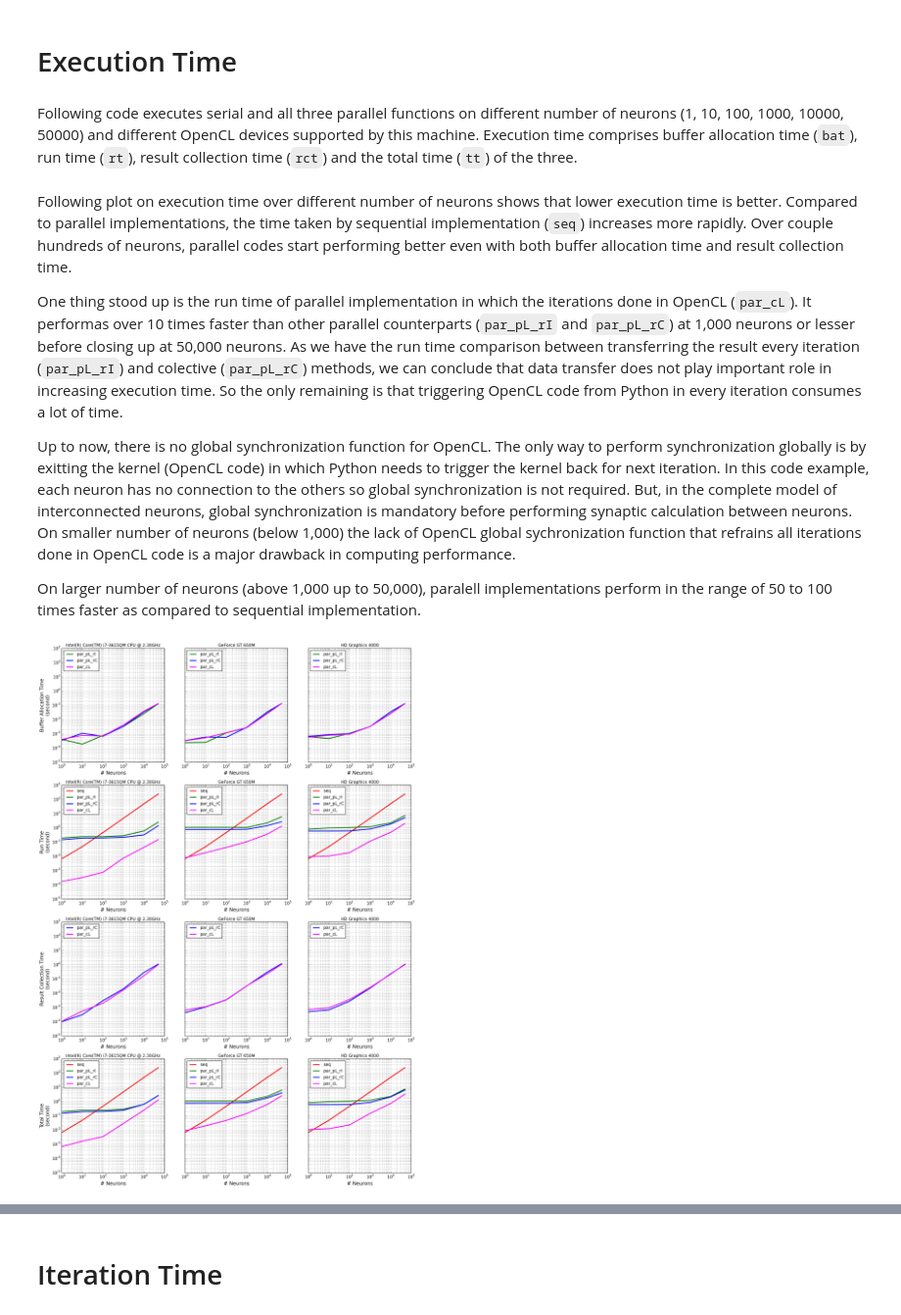
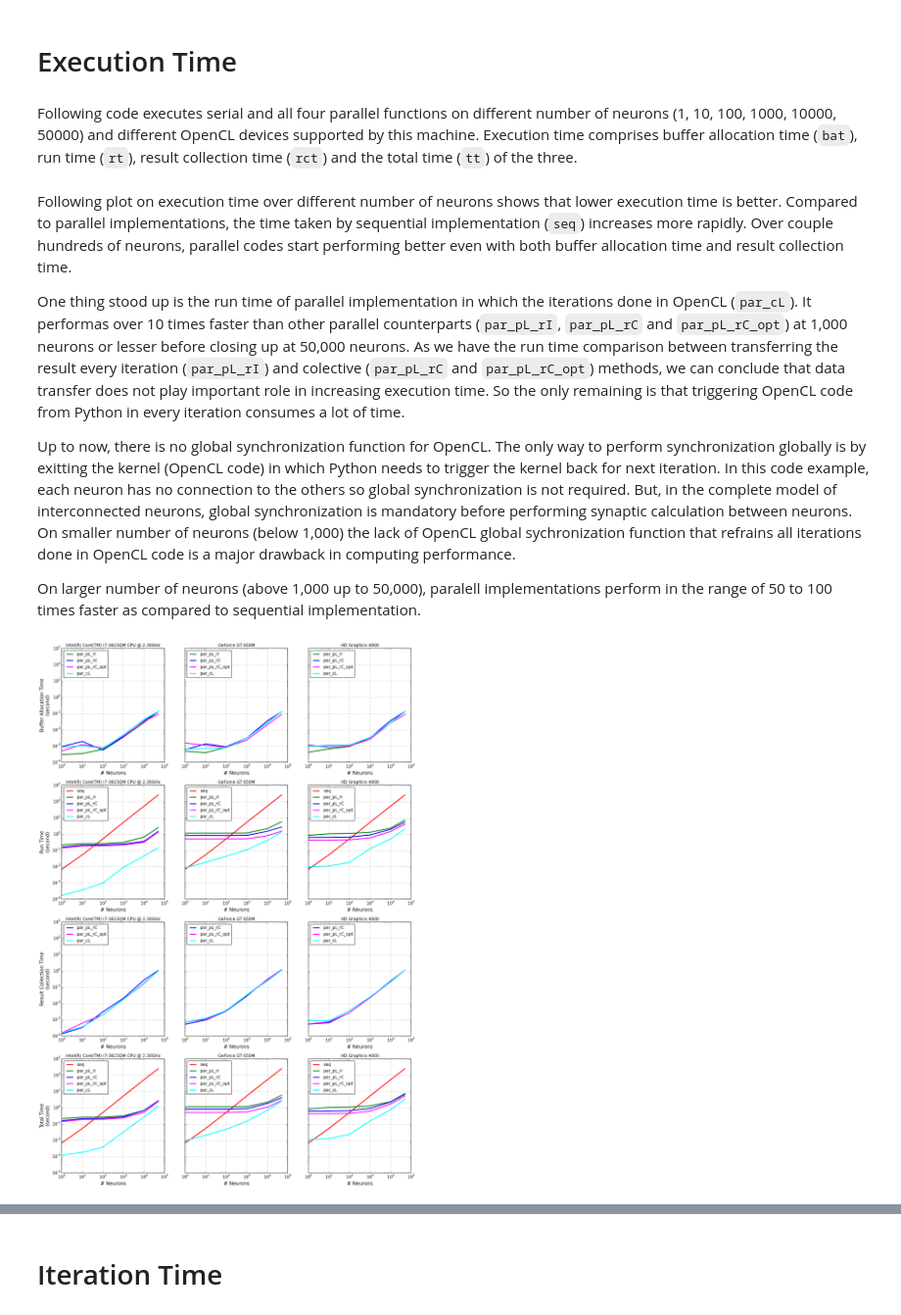
Before and after one commit to ekaakurniawan/3nb, a Jupyter notebook: LifNeuron.ipynb, the cells around one changed output, grey strips where cells are left out. Shown at 98% size. Drawn from its saved outputs; the diff is of its cells as text; code cells hidden in the pictures.

```diff
--- a/LifNeuron.ipynb
+++ b/LifNeuron.ipynb
@@ -462,16 +468,18 @@ os.environ['PYOPENCL_COMPILER_OUTPUT'] = '1'
 The list of all devices support OpenCL.
 # %%
 devices = []
+devices_name = []
 for platform_id, platform in enumerate(cl.get_platforms()):
     print("Platform[%d] Vendor    : %s" % (platform_id, platform.get_info(cl.platform_info.VENDOR)))
     print("Platform[%d] Name      : %s" % (platform_id, platform.get_info(cl.platform_info.NAME)))
     print("Platform[%d] Version   : %s" % (platform_id, platform.get_info(cl.platform_info.VERSION)))
     print("Platform[%d] Device(s) :" % platform_id)
     for device_id, device in enumerate(platform.get_devices()):
+        devices.append(device)
         print(" - Device[%d]          : %s - %s" % (device_id, \
                                                     device.get_info(cl.device_info.VENDOR), \
                                                     device.get_info(cl.device_info.NAME)))
-        devices.append(device.get_info(cl.device_info.NAME))
+        devices_name.append(device.get_info(cl.device_info.NAME))
 # %% [output]
 Platform[0] Vendor    : Apple
 Platform[0] Name      : Apple
@@ -935,7 +1208,9 @@ Parallel function done in Python-OpenCL does time step iteration in OpenCL and c
 # %%
 def run_par_cL(device_id, dt, Iinjects, ttl_neuron, plot = False):
     # Setup OpenCL
-    cl_platform, cl_device, cl_context, cl_queue = cl_setup(platform_id = 0, device_id = device_id)
+    cl_device = devices[device_id]
+    cl_context = cl_set_context(cl_device)
+    cl_queue = cl_set_queue(cl_context, cl_device)
 
     # Create neurons
     input_len = len(Iinjects)
@@ -948,17 +1223,17 @@ def run_par_cL(device_id, dt, Iinjects, ttl_neuron, plot = False):
     tic = time.time()
     mf = cl.mem_flags
     # dt
-    dt_np = np.array([dt], dtype = float32)
+    dt_np = np.array([dt], dtype = np.float32)
     dt_buf = cl.Buffer(cl_context, \
                        mf.READ_ONLY | mf.COPY_HOST_PTR, \
                        hostbuf = dt_np)
     # Iinjects
-    Iinjects_np = np.array(Iinjects, dtype = float32)
+    Iinjects_np = np.array(Iinjects, dtype = np.float32)
     Iinjects_buf = cl.Buffer(cl_context, \
                              mf.READ_ONLY | mf.COPY_HOST_PTR, \
                              hostbuf = Iinjects_np)
     # Input Length
-    input_len_np = np.array([input_len], dtype = int32)
+    input_len_np = np.array([input_len], dtype = np.int32)
     input_len_buf = cl.Buffer(cl_context, \
                               mf.READ_ONLY | mf.COPY_HOST_PTR, \
                               hostbuf = input_len_np)
@@ -978,17 +1253,17 @@ def run_par_cL(device_id, dt, Iinjects, ttl_neuron, plot = False):
         lifNeurons_arr.append(lifNeuron.C2)
         lifNeurons_arr.append(lifNeuron.nStepsInRefr)
         lifNeurons_arr.append(lifNeuron.hasFired)
-    lifNeurons_np = np.array(lifNeurons_arr, dtype = float32)
+    lifNeurons_np = np.array(lifNeurons_arr, dtype = np.float32)
     lifNeurons_buf = cl.Buffer(cl_context, \
                                mf.READ_WRITE | mf.COPY_HOST_PTR, \
                                hostbuf = lifNeurons_np)
     # Vms
-    Vms_np = np.zeros((ttl_neuron, input_len), dtype = float32)
+    Vms_np = np.zeros((ttl_neuron, input_len), dtype = np.float32)
     Vms_buf = cl.Buffer(cl_context, \
                         mf.WRITE_ONLY | mf.COPY_HOST_PTR, \
                         hostbuf = Vms_np)
     # Spikes Collection
-    spikes_coll_np = np.zeros((ttl_neuron, input_len), dtype = int32)
+    spikes_coll_np = np.zeros((ttl_neuron, input_len), dtype = np.int32)
     spikes_coll_buf = cl.Buffer(cl_context, \
                                 mf.WRITE_ONLY | mf.COPY_HOST_PTR, \
                                 hostbuf = spikes_coll_np)
@@ -997,7 +1272,7 @@ def run_par_cL(device_id, dt, Iinjects, ttl_neuron, plot = False):
     bat = toc - tic
 
     # Create OpenCL program
-    cl_program = cl_create_program(cl_context, cl_device, "./LifNeuron.cl")
+    cl_program = cl_create_program(cl_context, cl_device, "./LifNeuron/LifNeuron.cl")
 
     # Run
     tic = time.time()
@@ -1053,7 +1328,7 @@ par_cL_t = run_par_cL(device_id, dt, Iinjects, ttl_neuron, plot = True)
 # %% [markdown]
 # Execution Time
 # %% [markdown]
-Following code executes serial and all three parallel functions on different number of neurons (1, 10, 100, 1000, 10000, 50000) and different OpenCL devices supported by this machine. Execution time comprises buffer allocation time (`bat`), run time (`rt`), result collection time (`rct`) and the total time (`tt`) of the three.
+Following code executes serial and all four parallel functions on different number of neurons (1, 10, 100, 1000, 10000, 50000) and different OpenCL devices supported by this machine. Execution time comprises buffer allocation time (`bat`), run time (`rt`), result collection time (`rct`) and the total time (`tt`) of the three.
 # %%
 dt = 2e-4
 
@@ -1067,24 +1342,25 @@ ttl_neurons = [1, 10, 100, 1000, 10000, 50000]
 ttl_neurons_len = len(ttl_neurons)
 
 # Methods
-methods_len = 4
+methods_len = 5
 SEQ_ID = 0
 PAR_PL_RI_ID = 1
 PAR_PL_RC_ID = 2
-PAR_CL_ID = 3
+PAR_PL_RC_OPT_ID = 3
+PAR_CL_ID = 4
 
 # Devices
 devices_len = len(devices)
 
 # Portions
 # Buffer allocation times
-bats = np.zeros((devices_len, methods_len, ttl_neurons_len), dtype = float32)
+bats = np.zeros((devices_len, methods_len, ttl_neurons_len), dtype = np.float32)
 # Run times
-rts  = np.zeros((devices_len, methods_len, ttl_neurons_len), dtype = float32)
+rts  = np.zeros((devices_len, methods_len, ttl_neurons_len), dtype = np.float32)
 # Result collection times
-rcts = np.zeros((devices_len, methods_len, ttl_neurons_len), dtype = float32)
+rcts = np.zeros((devices_len, methods_len, ttl_neurons_len), dtype = np.float32)
 # Total times
-tts  = np.zeros((devices_len, methods_len, ttl_neurons_len), dtype = float32)
+tts  = np.zeros((devices_len, methods_len, ttl_neurons_len), dtype = np.float32)
 BAT_ID = 0
 RT_ID = 1
 RCT_ID = 2
@@ -1106,40 +1382,45 @@ for device_id, device in enumerate(devices):
             seq_t = seq_ts[ttl_neuron_id]
         par_pL_rI_t = run_par_pL_rI(device_id, dt, Iinjects, ttl_neuron)
         par_pL_rC_t = run_par_pL_rC(device_id, dt, Iinjects, ttl_neuron)
+        par_pL_rC_opt_t = run_par_pL_rC_opt(device_id, dt, Iinjects, ttl_neuron)
         par_cL_t = run_par_cL(device_id, dt, Iinjects, ttl_neuron)
 
         # Portions -> Devices -> Methods -> Total Neurons
         bats[device_id][SEQ_ID][ttl_neuron_id] = seq_t[BAT_ID]
         bats[device_id][PAR_PL_RI_ID][ttl_neuron_id] = par_pL_rI_t[BAT_ID]
         bats[device_id][PAR_PL_RC_ID][ttl_neuron_id] = par_pL_rC_t[BAT_ID]
+        bats[device_id][PAR_PL_RC_OPT_ID][ttl_neuron_id] = par_pL_rC_opt_t[BAT_ID]
         bats[device_id][PAR_CL_ID][ttl_neuron_id] = par_cL_t[BAT_ID]
 
         rts[device_id][SEQ_ID][ttl_neuron_id] = seq_t[RT_ID]
         rts[device_id][PAR_PL_RI_ID][ttl_neuron_id] = par_pL_rI_t[RT_ID]
         rts[device_id][PAR_PL_RC_ID][ttl_neuron_id] = par_pL_rC_t[RT_ID]
+        rts[device_id][PAR_PL_RC_OPT_ID][ttl_neuron_id] = par_pL_rC_opt_t[RT_ID]
         rts[device_id][PAR_CL_ID][ttl_neuron_id] = par_cL_t[RT_ID]
 
         rcts[device_id][SEQ_ID][ttl_neuron_id] = seq_t[RCT_ID]
         rcts[device_id][PAR_PL_RI_ID][ttl_neuron_id] = par_pL_rI_t[RCT_ID]
         rcts[device_id][PAR_PL_RC_ID][ttl_neuron_id] = par_pL_rC_t[RCT_ID]
+        rcts[device_id][PAR_PL_RC_OPT_ID][ttl_neuron_id] = par_pL_rC_opt_t[RCT_ID]
         rcts[device_id][PAR_CL_ID][ttl_neuron_id] = par_cL_t[RCT_ID]
 
         tts[device_id][SEQ_ID][ttl_neuron_id] = seq_t[TT_ID]
         tts[device_id][PAR_PL_RI_ID][ttl_neuron_id] = par_pL_rI_t[TT_ID]
         tts[device_id][PAR_PL_RC_ID][ttl_neuron_id] = par_pL_rC_t[TT_ID]
+        tts[device_id][PAR_PL_RC_OPT_ID][ttl_neuron_id] = par_pL_rC_opt_t[TT_ID]
         tts[device_id][PAR_CL_ID][ttl_neuron_id] = par_cL_t[TT_ID]
 # %% [markdown]
 Following plot on execution time over different number of neurons shows that lower execution time is better. Compared to parallel implementations, the time taken by sequential implementation (`seq`) increases more rapidly. Over couple hundreds of neurons, parallel codes start performing better even with both buffer allocation time and result collection time.
 
-One thing stood up is the run time of parallel implementation in which the iterations done in OpenCL (`par_cL`). It performas over 10 times faster than other parallel counterparts (`par_pL_rI` and `par_pL_rC`) at 1,000 neurons or lesser before closing up at 50,000 neurons. As we have the run time comparison between transferring the result every iteration (`par_pL_rI`) and colective (`par_pL_rC`) methods, we can conclude that data transfer does not play important role in increasing execution time. So the only remaining is that triggering OpenCL code from Python in every iteration consumes a lot of time.
+One thing stood up is the run time of parallel implementation in which the iterations done in OpenCL (`par_cL`). It performas over 10 times faster than other parallel counterparts (`par_pL_rI`, `par_pL_rC` and `par_pL_rC_opt`) at 1,000 neurons or lesser before closing up at 50,000 neurons. As we have the run time comparison between transferring the result every iteration (`par_pL_rI`) and colective (`par_pL_rC` and `par_pL_rC_opt`) methods, we can conclude that data transfer does not play important role in increasing execution time. So the only remaining is that triggering OpenCL code from Python in every iteration consumes a lot of time.
 
 Up to now, there is no global synchronization function for OpenCL. The only way to perform synchronization globally is by exitting the kernel (OpenCL code) in which Python needs to trigger the kernel back for next iteration. In this code example, each neuron has no connection to the others so global synchronization is not required. But, in the complete model of interconnected neurons, global synchronization is mandatory before performing synaptic calculation between neurons. On smaller number of neurons (below 1,000) the lack of OpenCL global sychronization function that refrains all iterations done in OpenCL code is a major drawback in computing performance.
 
 On larger number of neurons (above 1,000 up to 50,000), paralell implementations perform in the range of 50 to 100 times faster as compared to sequential implementation.
 # %%
 plot_exec_time(bats, rts, rcts, tts, \
-               devices, \
-               methods_len, SEQ_ID, PAR_PL_RI_ID, PAR_PL_RC_ID, PAR_CL_ID, \
+               devices_name, \
+               methods_len, SEQ_ID, PAR_PL_RI_ID, PAR_PL_RC_ID, PAR_PL_RC_OPT_ID, PAR_CL_ID, \
                ttl_neurons)
 # %% [output]
-[figure, old version]
+[figure, new version]
```
Also changed, not shown: parts of 20 cells of this notebook, 1 other file.
